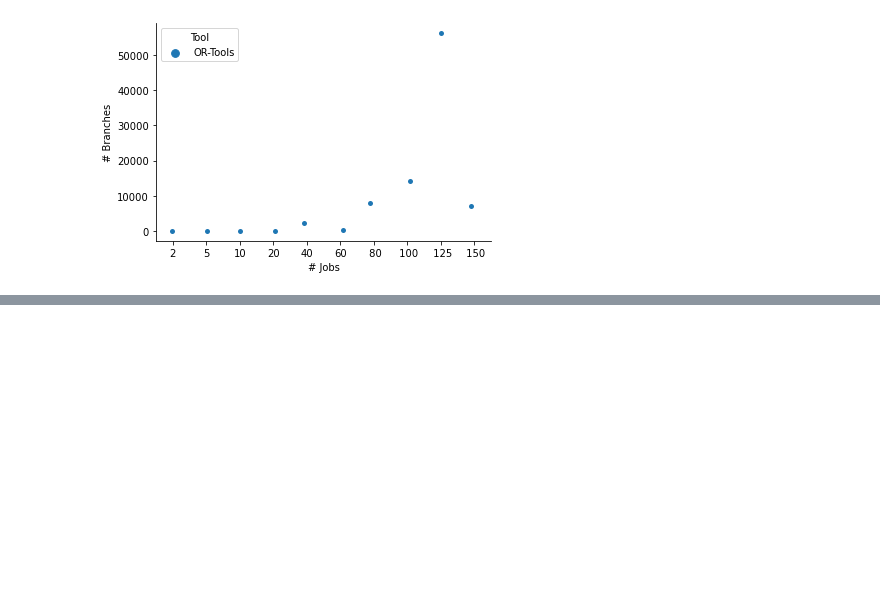
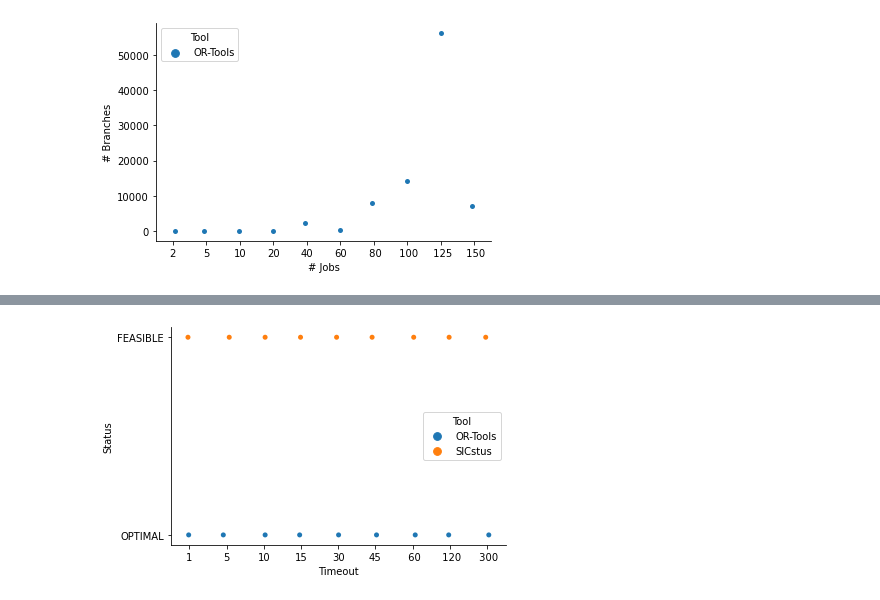
Before and after one commit to LeKinaSa/plr-job-shop, a Jupyter notebook: src/analysis/ResultsAnalysis.ipynb, the cells around one changed output, grey strips where cells are left out. Cells and saved outputs as stored; diff of their text form; code cells hidden in the pictures; blank space fills up the shorter version.

```diff
--- a/src/analysis/ResultsAnalysis.ipynb
+++ b/src/analysis/ResultsAnalysis.ipynb
@@ -214,0 +259,5 @@ sns.despine()
+# %%
+sns.stripplot(x='Timeout', y='Status', data=status_time_out_sns, hue='Tool', jitter=0.1)
+sns.despine()
+# %% [output]
+[figure, added]
```
Also changed, not shown: parts of 8 cells of this notebook, 2 other files.
